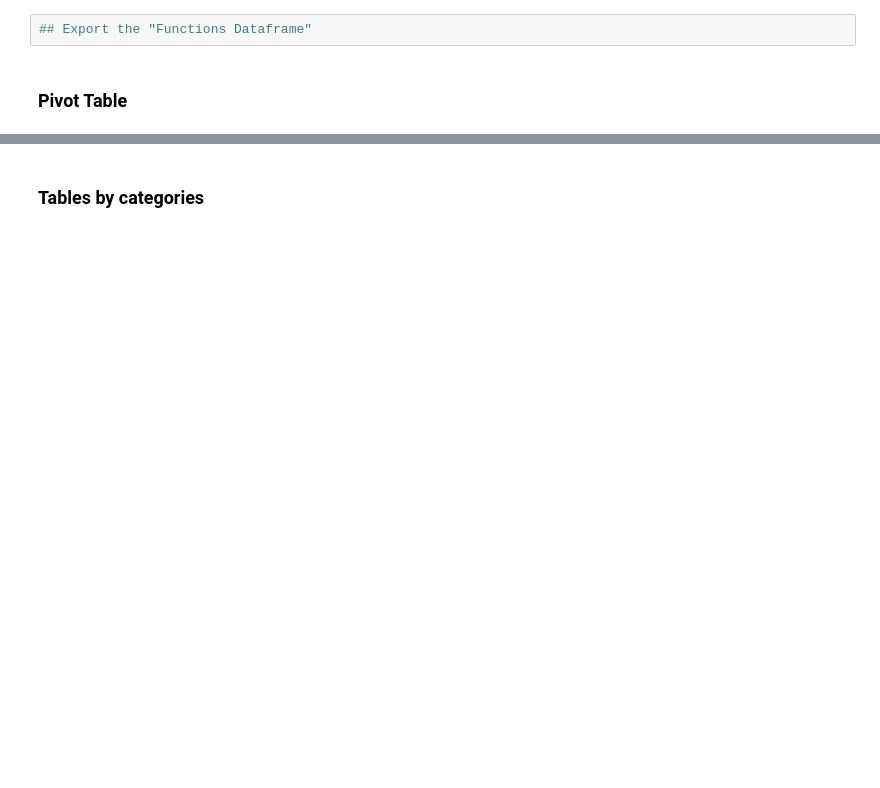
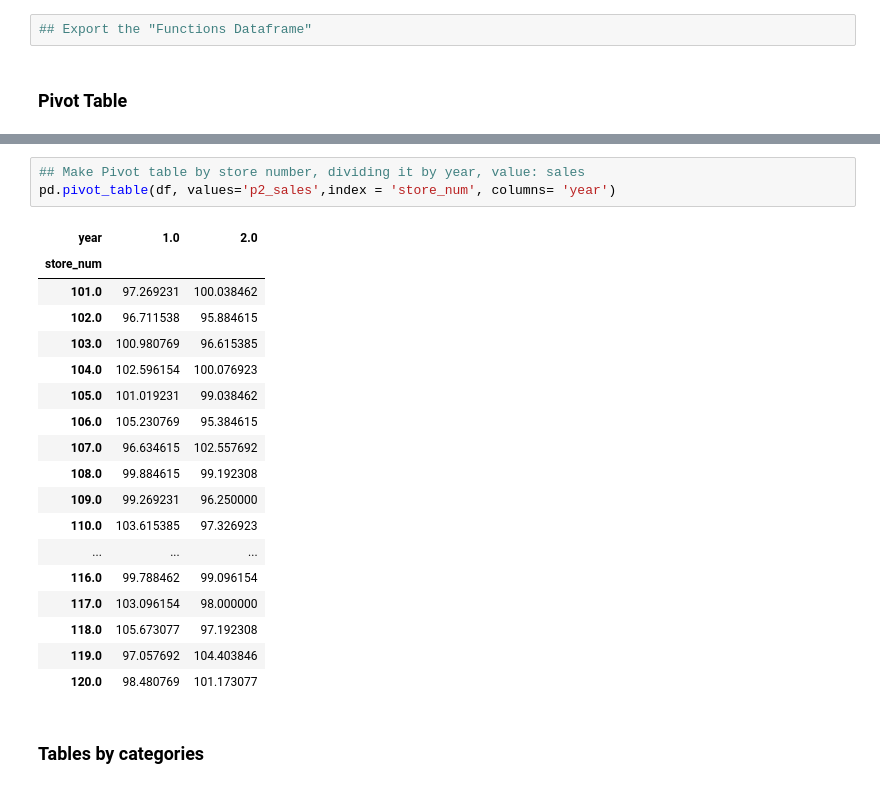
Before and after one commit to Yoyoyamato/pandas, a Jupyter notebook: Excel_to_Python/excel.ipynb, the cells around one changed output, grey strips where cells are left out. Cells and saved outputs as stored; diff of their text form; blank space fills up the shorter version.

```diff
--- a/Excel_to_Python/excel.ipynb
+++ b/Excel_to_Python/excel.ipynb
@@ -143,3 +191,25 @@ STD
+# %%
+## Make Pivot table by store number, dividing it by year, value: sales
+pd.pivot_table(df, values='p2_sales',index = 'store_num', columns= 'year')
+# %% [output]
+| year | 1.0 | 2.0 |
+| store_num |  |  |
+| 101.0 | 97.269231 | 100.038462 |
+| 102.0 | 96.711538 | 95.884615 |
+| 103.0 | 100.980769 | 96.615385 |
+| 104.0 | 102.596154 | 100.076923 |
+| 105.0 | 101.019231 | 99.038462 |
+| 106.0 | 105.230769 | 95.384615 |
+| 107.0 | 96.634615 | 102.557692 |
+| 108.0 | 99.884615 | 99.192308 |
+| 109.0 | 99.269231 | 96.250000 |
+| 110.0 | 103.615385 | 97.326923 |
+| ... | ... | ... |
+| 116.0 | 99.788462 | 99.096154 |
+| 117.0 | 103.096154 | 98.000000 |
+| 118.0 | 105.673077 | 97.192308 |
+| 119.0 | 97.057692 | 104.403846 |
+| 120.0 | 98.480769 | 101.173077 |
 # %% [markdown]
 ### Tables by categories
 # %%
```
Also changed, not shown: parts of 6 cells of this notebook, 1 other file.
